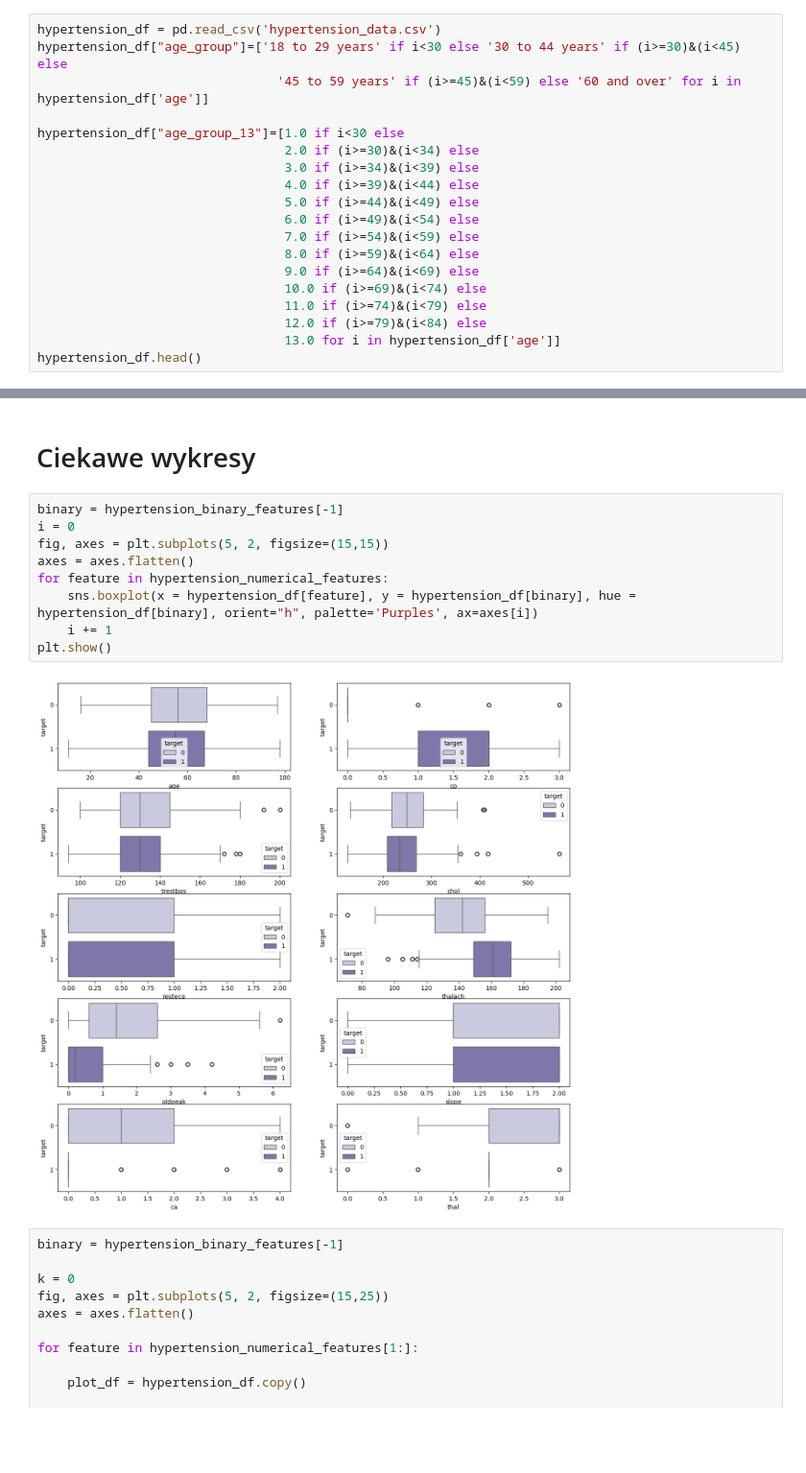
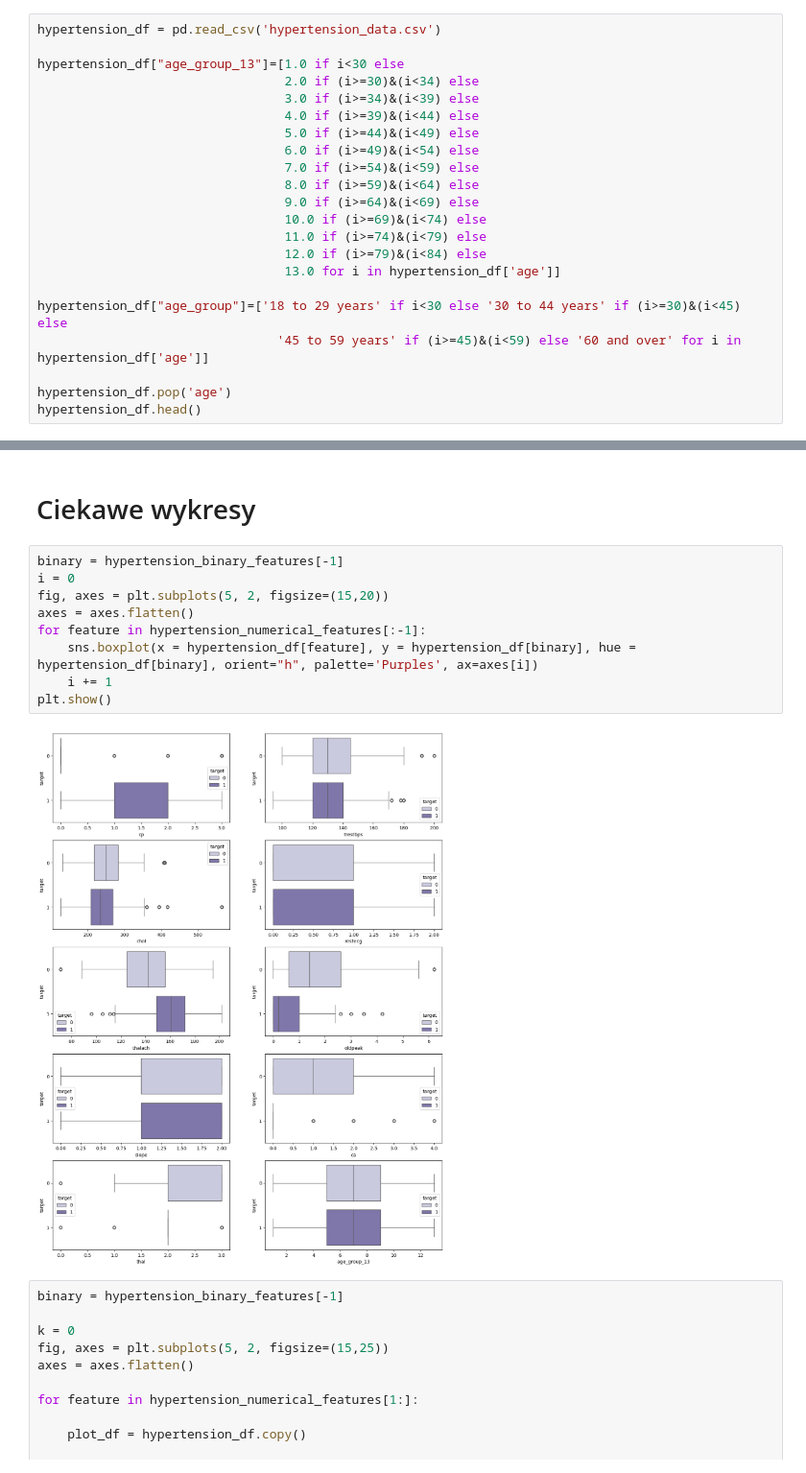
Before and after one commit to gbochenska/eksploracja_danych, a Jupyter notebook: Hypertension EDA.ipynb, the cells around one changed output, grey strips where cells are left out. Shown at 96% size. Drawn from its saved outputs; the diff is of its cells as text; blank space fills up the shorter version.

```diff
--- a/Hypertension EDA.ipynb
+++ b/Hypertension EDA.ipynb
@@ -7,8 +7,6 @@ import seaborn as sns
 # Wczytanie danych
 # %%
 hypertension_df = pd.read_csv('hypertension_data.csv')
-hypertension_df["age_group"]=['18 to 29 years' if i<30 else '30 to 44 years' if (i>=30)&(i<45) else
-                                '45 to 59 years' if (i>=45)&(i<59) else '60 and over' for i in hypertension_df['age']]
 
 hypertension_df["age_group_13"]=[1.0 if i<30 else
                                  2.0 if (i>=30)&(i<34) else
@@ -23,5 +21,10 @@ hypertension_df["age_group_13"]=[1.0 if i<30 else
                                  11.0 if (i>=74)&(i<79) else
                                  12.0 if (i>=79)&(i<84) else
                                  13.0 for i in hypertension_df['age']]
+
+hypertension_df["age_group"]=['18 to 29 years' if i<30 else '30 to 44 years' if (i>=30)&(i<45) else
+                                '45 to 59 years' if (i>=45)&(i<59) else '60 and over' for i in hypertension_df['age']]
+
+hypertension_df.pop('age')
 hypertension_df.head()
 # %% [output]
@@ -127,14 +131,14 @@ print(hypertension_numerical_features)
 # %%
 binary = hypertension_binary_features[-1]
 i = 0
-fig, axes = plt.subplots(5, 2, figsize=(15,15))
+fig, axes = plt.subplots(5, 2, figsize=(15,20))
 axes = axes.flatten()
-for feature in hypertension_numerical_features:
+for feature in hypertension_numerical_features[:-1]:
     sns.boxplot(x = hypertension_df[feature], y = hypertension_df[binary], hue = hypertension_df[binary], orient="h", palette='Purples', ax=axes[i])
     i += 1
 plt.show()
 # %% [output]
-[figure, old version]
+[figure, new version]
 # %%
 binary = hypertension_binary_features[-1]
 
```
Also changed, not shown: parts of 9 cells of this notebook, 3 other files.
